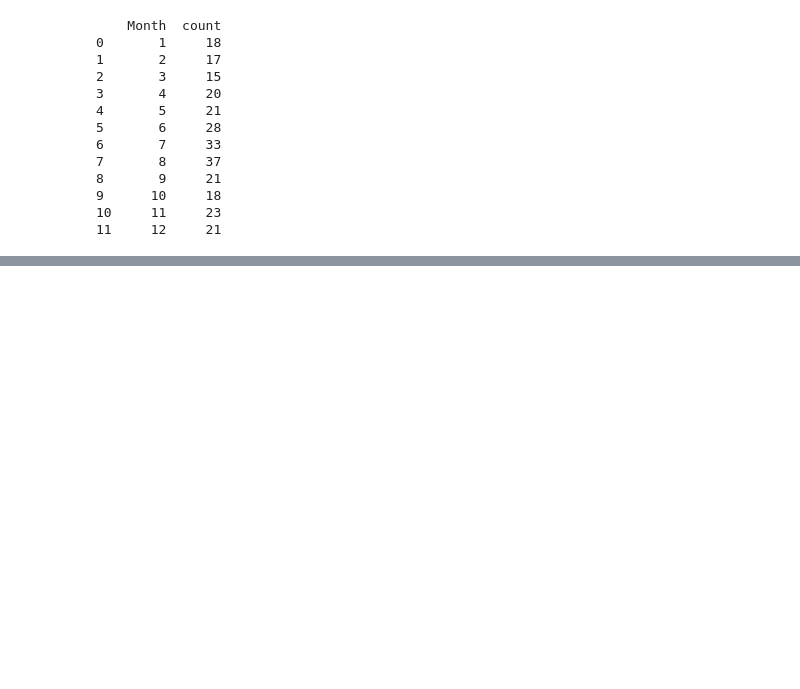
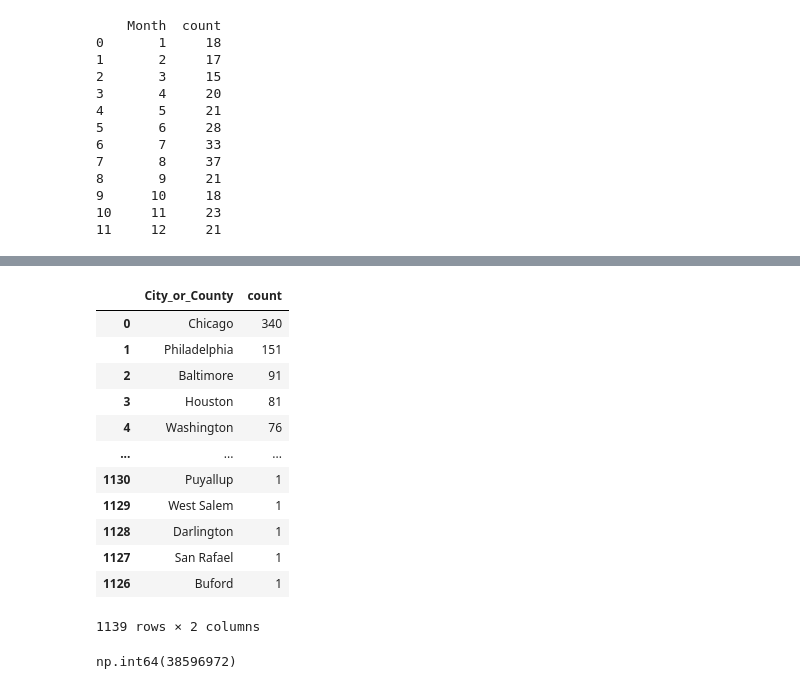
Before and after one commit to huang-emily/gun-violence-trends, a Jupyter notebook: gun_violence_trends.ipynb, the cells around one changed output, grey strips where cells are left out. Saved outputs shown, nothing was run; the diff lists cells and outputs as text; code cells hidden in the pictures; blank space fills up the shorter version.

```diff
--- a/gun_violence_trends.ipynb
+++ b/gun_violence_trends.ipynb
@@ -487,0 +519,18 @@ bar_city_filtered.reset_index(inplace=True)
+# %%
+num_city_filtered = pd.DataFrame(shootings['City_or_County'].value_counts())
+num_city_filtered.reset_index(inplace=True)
+num_city_filtered.sort_values(by="count", ascending=False)
+# %% [output]
+|  | City_or_County | count |
+| 0 | Chicago | 340 |
+| 1 | Philadelphia | 151 |
+| 2 | Baltimore | 91 |
+| 3 | Houston | 81 |
+| 4 | Washington | 76 |
+| ... | ... | ... |
+| 1130 | Puyallup | 1 |
+| 1129 | West Salem | 1 |
+| 1128 | Darlington | 1 |
+| 1127 | San Rafael | 1 |
+| 1126 | Buford | 1 |
+1139 rows × 2 columns
@@ -487,0 +552,4 @@ bar_city_filtered.reset_index(inplace=True)
+# %%
+state_pop[state_pop["NAME"] == "California"]["POPESTIMATE" + str(2014)].values[0]
+# %% [output]
+np.int64(38596972)
```
Also changed, not shown: parts of 8 cells of this notebook, 8 other files.
